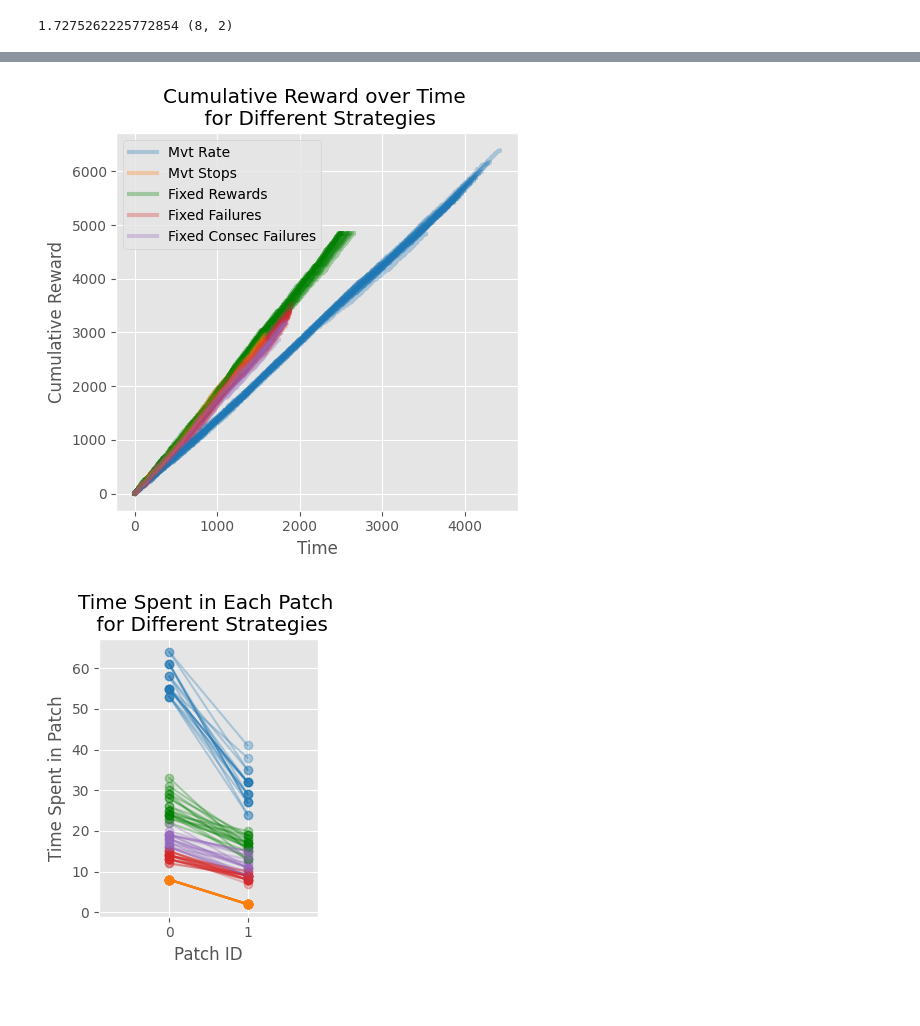
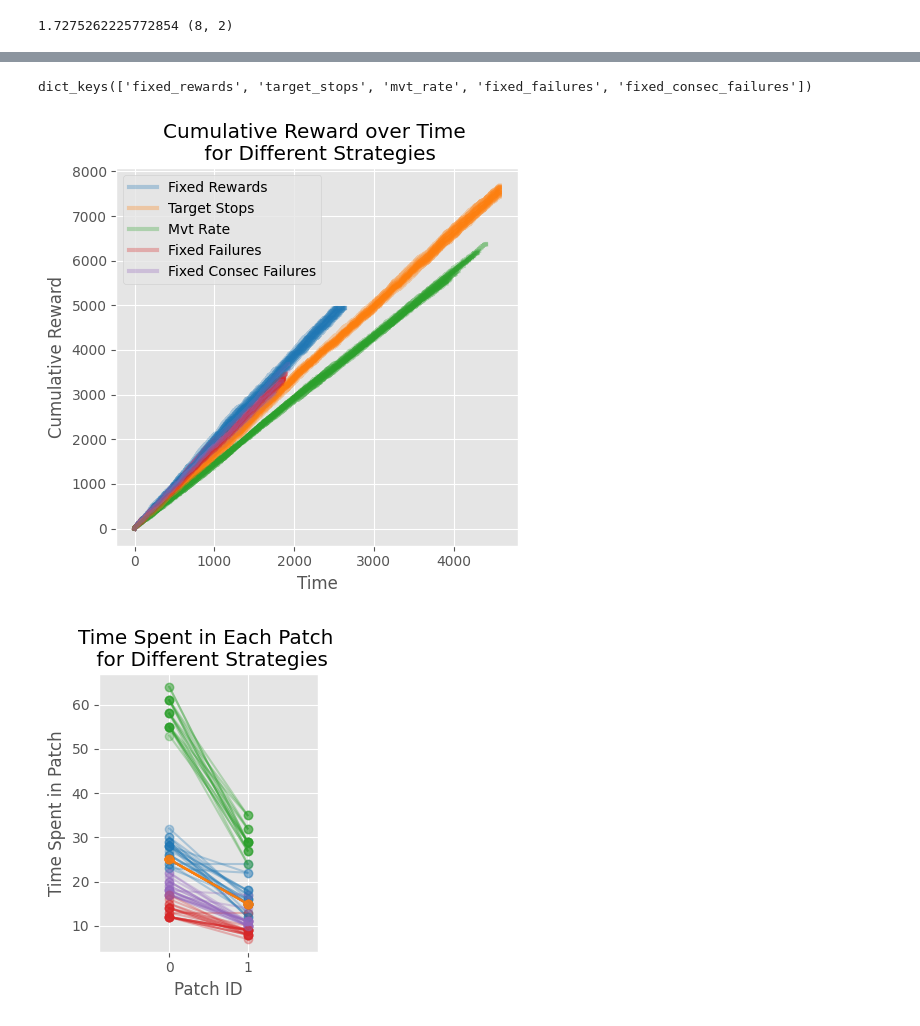
Before and after one commit to lauradriscoll/foraging-strategies, a Jupyter notebook: code/diff_strategies.ipynb, the cells around one changed output, grey strips where cells are left out. Drawn from its saved outputs; the diff is of its cells as text; code cells hidden in the pictures.

Commit message:
sim leaving strat plots

```diff
--- a/code/diff_strategies.ipynb
+++ b/code/diff_strategies.ipynb
@@ -94,3 +94,7 @@ plt.savefig(f'figs/reward_rate_grid.png')
+# %%
+strategy_struct.keys()
+# %% [output]
+dict_keys(['fixed_rewards', 'target_stops', 'mvt_rate', 'fixed_failures', 'fixed_consec_failures'])
 # %%
 # Function to read data from HDF5 file
 def read_h5_data(file_path, simulation_number, strategy):
@@ -104,22 +108,16 @@ plt.style.use('ggplot')
 # File path
 h5_file_path = 'data/data.h5'
 
-# List of strategies to plot
-strategies = ['mvt_rate', 'mvt_stops', 'fixed_rewards', 'fixed_failures', 'fixed_consec_failures']
+# Get a list of distinct colors from matplotlib colormap
+colors = plt.get_cmap('tab10')  # You can change 'tab10' to other colormaps if needed
 
-# List of strategies to plot with their assigned colors
-color_set = {
-    'mvt_rate': '#1f77b4',  # blue
-    'mvt_stops': '#ff7f0e',  # orange
-    'fixed_failures': '#d62728',  # red
-    'fixed_rewards': 'g',  # green
-    'fixed_consec_failures': '#9467bd'  # purple
-}
+# Create the color_set dictionary
+color_set = {strategy: colors(i) for i, strategy in enumerate(strategy_struct.keys())}
 # %%
 plt.figure(figsize=(5, 5))
 for sim_num in range(20):  # Assuming 20 simulations
 
-    for strategy in strategies:
+    for strategy in strategy_struct.keys():
         # Read data for this simulation and strategy
         data = read_h5_data(h5_file_path, sim_num, strategy)
 
@@ -141,38 +139,38 @@ for sim_num in range(20):  # Assuming 20 simulations
 plt.savefig(f'figs/cumulative_reward_all.png')
 # plt.close()  # Close the figure to free up memory
 # %% [output]
-[figure, old version]
+[figure, new version]
 # %%
 # Number of simulations
 num_simulations = 20
 
 # Plot: Time Spent in Each Patch
 plt.figure(figsize=(3, 4))
 
 for sim_num in range(num_simulations):
-    for strategy in strategies:
+    for strategy in strategy_struct.keys():
         # Read data for this simulation and strategy
         data = read_h5_data(h5_file_path, sim_num, strategy)
 
         # Calculate time spent in each patch
         patch_times = data[data['patch_id'] != -1].groupby('patch_id')['time_in_patch'].max()
 
         # Plot time spent in each patch
         plt.plot(patch_times.index, patch_times.values, label=strategy if sim_num == 0 else "",
                  marker='o', alpha=0.3, color=color_set[strategy])
 
 plt.xlabel('Patch ID')
 plt.xlim([-.9,1.9])
 plt.ylabel('Time Spent in Patch')
 plt.title('Time Spent in Each Patch \n for Different Strategies')
 if sim_num == 0:
     plt.legend()
 plt.grid(True)
 plt.tight_layout()
 
 plt.savefig(f'figs/patch_stops.png')
 # %% [output]
-[figure, old version]
+[figure, new version]
 # %%
 # Plot: Reward Rate over Time
 plt.figure(figsize=(6, 4))
```
Also changed, not shown: parts of 6 cells of this notebook, 6 other files.
